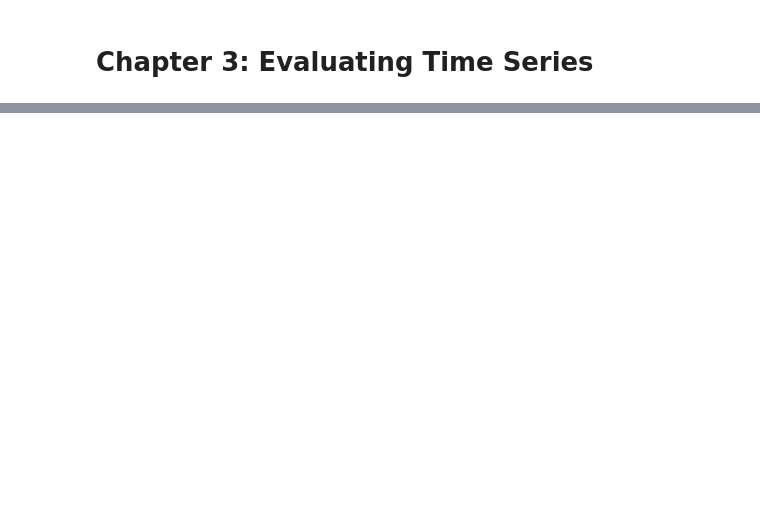
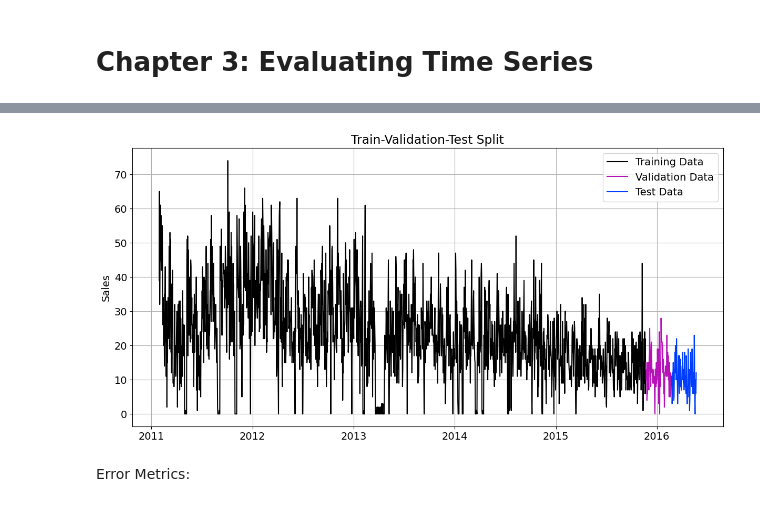
Before and after one commit to Brenden-Dean-Perry/TimeSeriesWithPyTorch, a Jupyter notebook: src/Notebooks/Chapter_3_EvaluatingTimeSeries.ipynb, the cells around one changed output, grey strips where cells are left out. Cells and saved outputs as stored; diff of their text form; code cells hidden in the pictures; blank space fills up the shorter version.

```diff
--- a/src/Notebooks/Chapter_3_EvaluatingTimeSeries.ipynb
+++ b/src/Notebooks/Chapter_3_EvaluatingTimeSeries.ipynb
@@ -28,0 +149,29 @@ panel_df = remove_tail(panel_df, drop_value=28).copy()
+# %%
+# Find split points
+last_date = series_df['date'].max()
+test_split_date = last_date - relativedelta(months=3)
+val_split_date = test_split_date - relativedelta(months=3)
+
+# Create train, validation, and test sets
+train_df = series_df[series_df['date'] < val_split_date]
+val_df = series_df[(series_df['date'] >= val_split_date) & (series_df['date'] <
+test_split_date)]
+test_df = series_df[series_df['date'] >= test_split_date]
+# %%
+# Plot
+plt.figure(figsize=(12, 6))
+plt.plot(train_df['date'], train_df['sold'],
+ label='Training Data', color='black')
+plt.plot(val_df['date'], val_df['sold'],
+ label='Validation Data', color='#b512b8')
+plt.plot(test_df['date'], test_df['sold'], label='Test Data', color='#003DFD')
+plt.tight_layout()
+plt.title('Train-Validation-Test Split')
+plt.ylabel('Sales')
+plt.legend()
+plt.grid(True)
+plt.show()
+# %% [output]
+[figure, added]
+# %% [markdown]
+Error Metrics:
```
Also changed, not shown: parts of 18 cells of this notebook, 10 other files.
